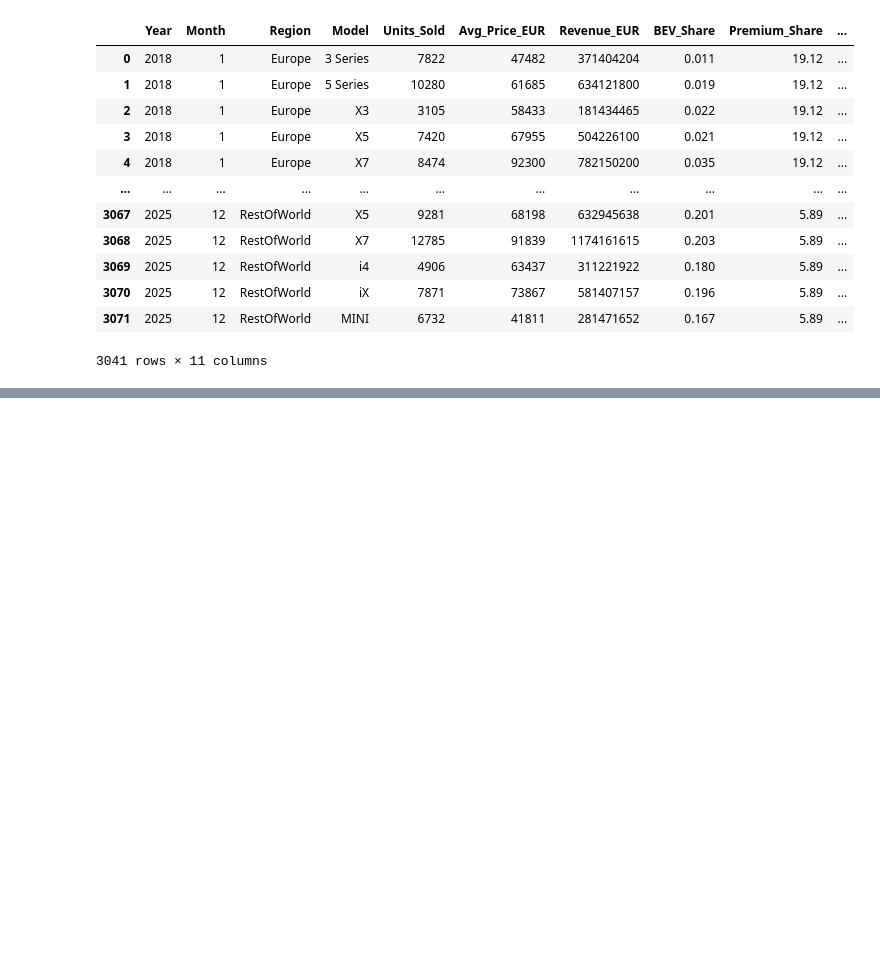
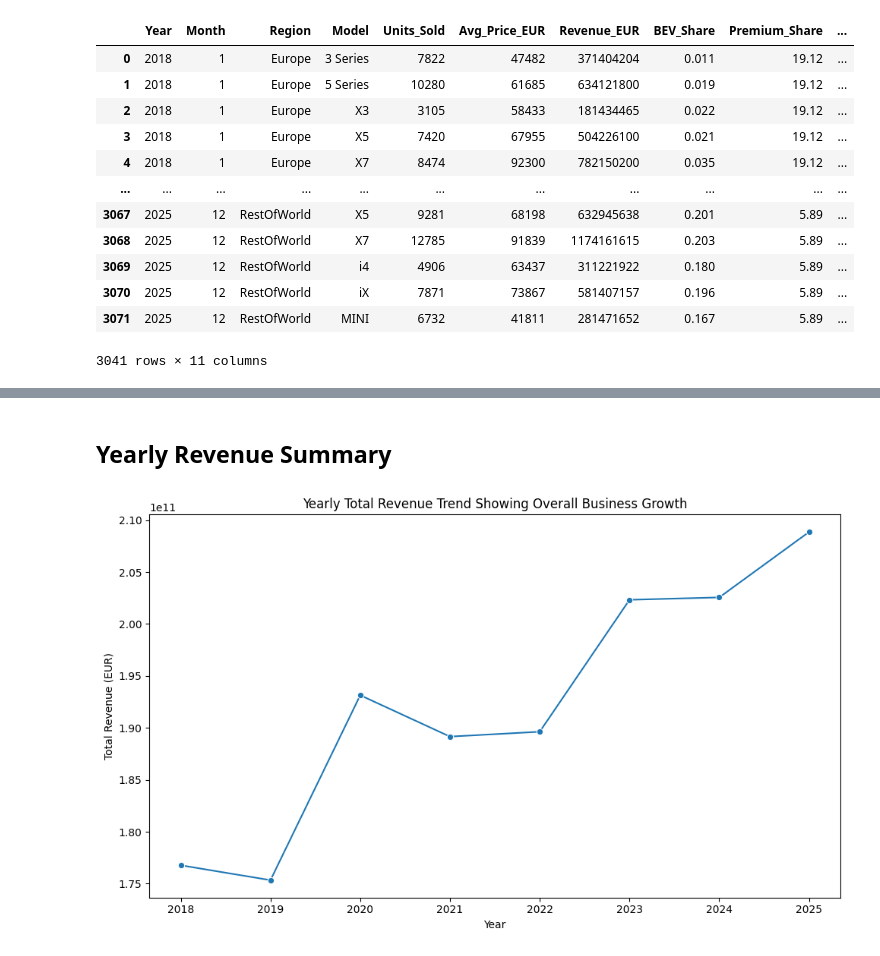
Before and after one commit to pasindu-piyumal/BMW-Global-Sales, a Jupyter notebook: analysis.ipynb, the cells around one changed output, grey strips where cells are left out. Drawn from its saved outputs; the diff is of its cells as text; code cells hidden in the pictures; blank space fills up the shorter version.

```diff
--- a/analysis.ipynb
+++ b/analysis.ipynb
@@ -196,0 +241,19 @@ df_clean.shape
+# %% [markdown]
+## Yearly Revenue Summary
+# %%
+fig = plt.figure(figsize=(10,6))
+
+sns.lineplot(
+    data=df_clean.groupby('Year')['Revenue_EUR'].sum().reset_index(),
+    x='Year',
+    y='Revenue_EUR',
+    marker='o'
+)
+
+plt.title(f'Yearly Total Revenue Trend Showing Overall Business Growth')
+plt.xlabel('Year')
+plt.ylabel('Total Revenue (EUR)')
+plt.tight_layout()
+plt.show()
+# %% [output]
+[figure, added]
```
Also changed, not shown: parts of 22 cells of this notebook.
